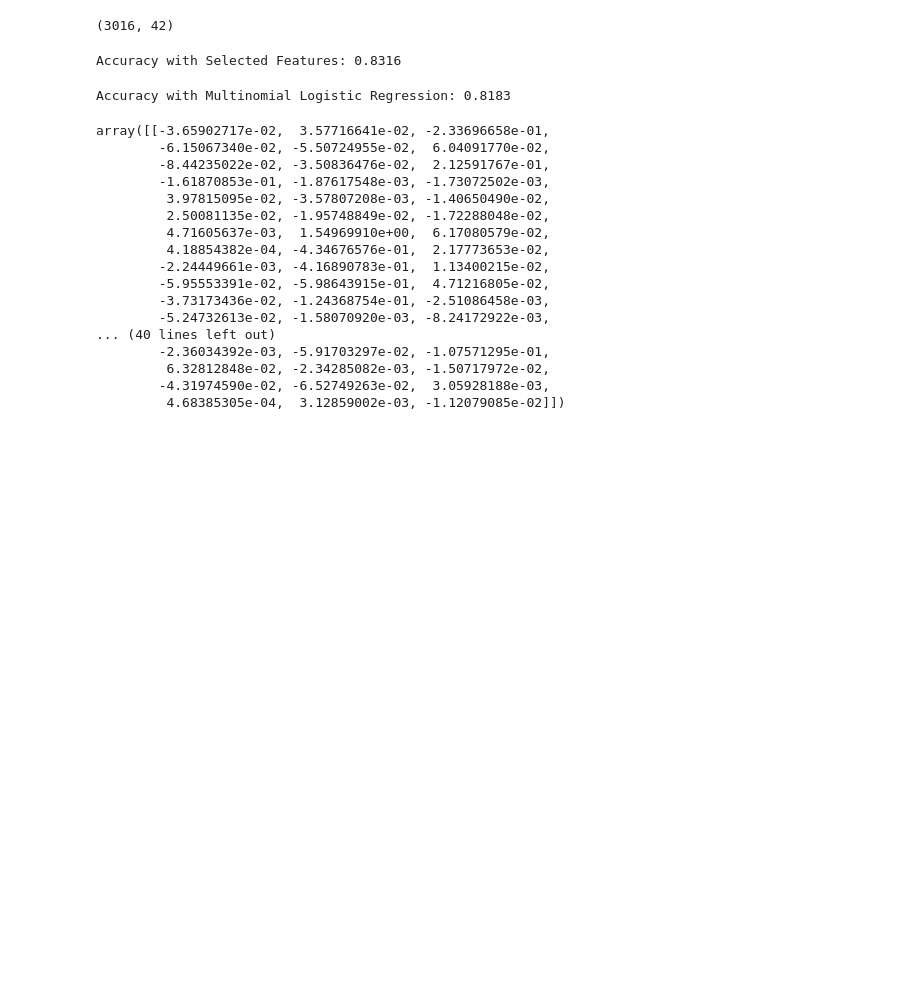
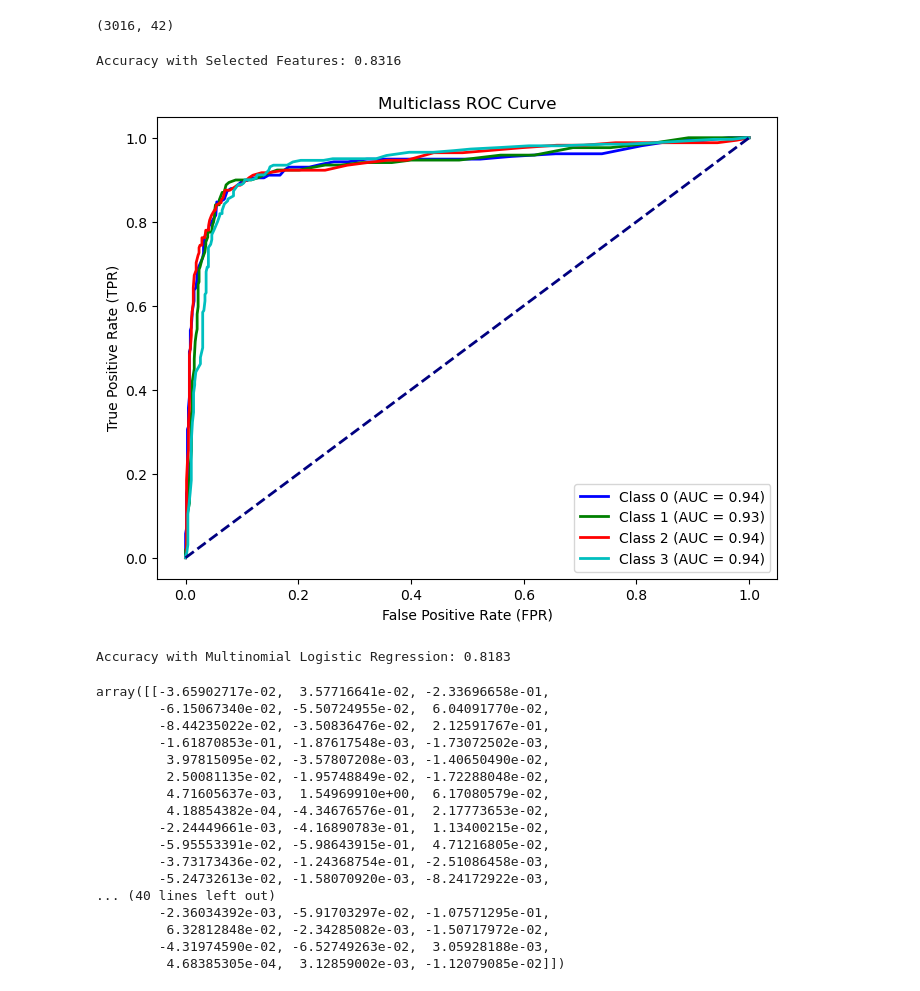
Before and after one commit to subhajyotirkmveri/Econometrics_project_matter, a Jupyter notebook: Project/analysis.ipynb, the cells around one changed output. Drawn from its saved outputs; the diff is of its cells as text; code cells hidden in the pictures; blank space fills up the shorter version.

Commit message:
added the roc curve

```diff
--- a/Project/analysis.ipynb
+++ b/Project/analysis.ipynb
@@ -621,6 +621,44 @@ accuracy_selected = accuracy_score(y_test_enc, y_pred_selected)
 print(f"Accuracy with Selected Features: {accuracy_selected:.4f}")
 # %% [output]
 Accuracy with Selected Features: 0.8316
+# %%
+from sklearn.metrics import roc_curve, auc
+from sklearn.preprocessing import label_binarize
+import matplotlib.pyplot as plt
+import numpy as np
+
+# Assuming rf_classifier_selected, X_test_selected, and y_test_enc are defined
+
+# Binarize the labels for each class
+y_test_bin = label_binarize(y_test_enc, classes=np.unique(y_test_enc))
+
+# Get predicted probabilities for each class
+y_prob_selected = rf_classifier_selected.predict_proba(X_test_selected)
+
+# Initialize variables for ROC curve
+fpr = dict()
+tpr = dict()
+roc_auc = dict()
+
+# Calculate ROC curve and AUC for each class
+for i in range(y_test_bin.shape[1]):
+    fpr[i], tpr[i], _ = roc_curve(y_test_bin[:, i], y_prob_selected[:, i])
+    roc_auc[i] = auc(fpr[i], tpr[i])
+
+# Plot the ROC curves for each class
+plt.figure(figsize=(8, 6))
+colors = ['b', 'g', 'r', 'c', 'm', 'y', 'k']  # Adjust the colors if you have more classes
+for i in range(y_test_bin.shape[1]):
+    plt.plot(fpr[i], tpr[i], color=colors[i], lw=2, label=f'Class {i} (AUC = {roc_auc[i]:.2f})')
+
+plt.plot([0, 1], [0, 1], color='navy', lw=2, linestyle='--')
+plt.xlabel('False Positive Rate (FPR)')
+plt.ylabel('True Positive Rate (TPR)')
+plt.title('Multiclass ROC Curve')
+plt.legend(loc='lower right')
+plt.show()
+# %% [output]
+[figure, added]
 # %%
 from sklearn.linear_model import LogisticRegression
 from sklearn.metrics import accuracy_score
```
Also changed, not shown: 1 other file.
